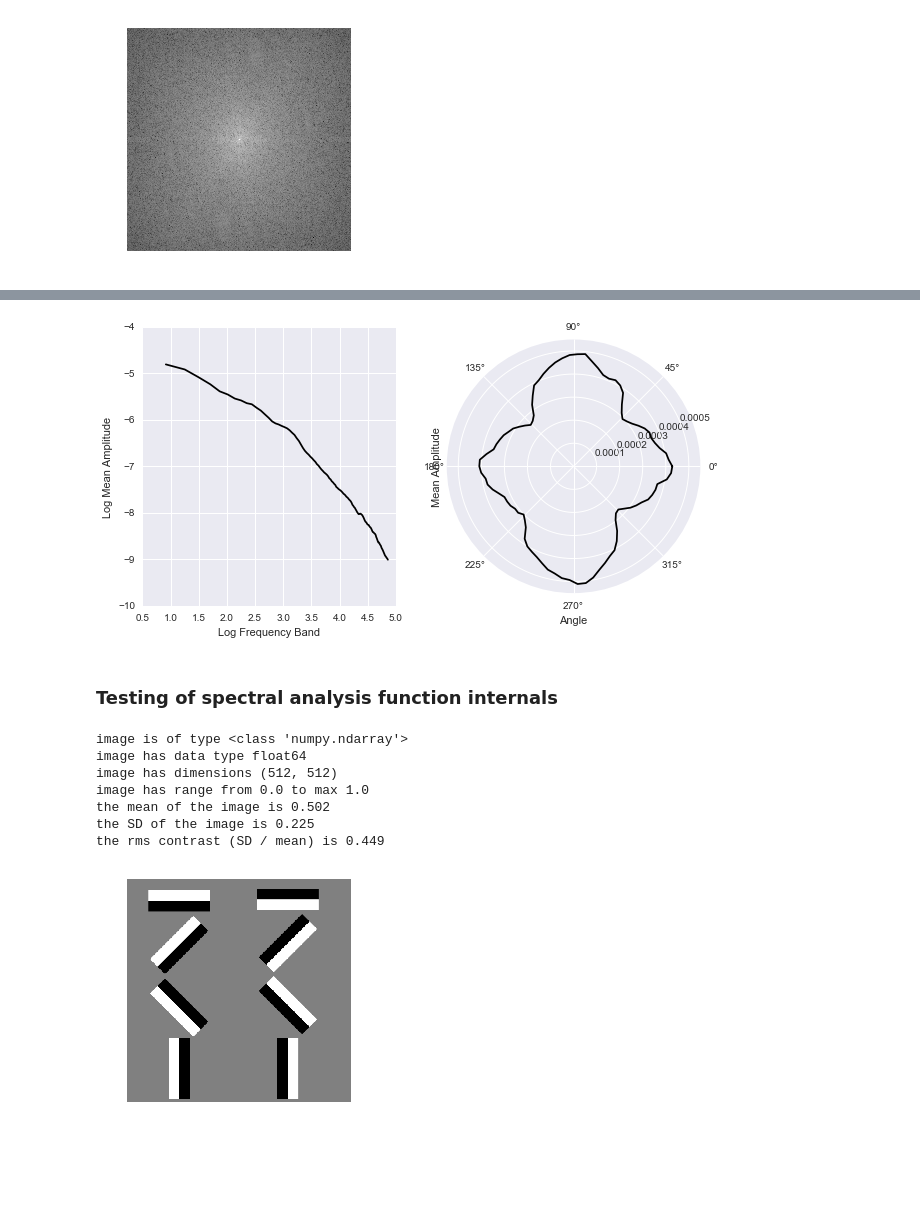
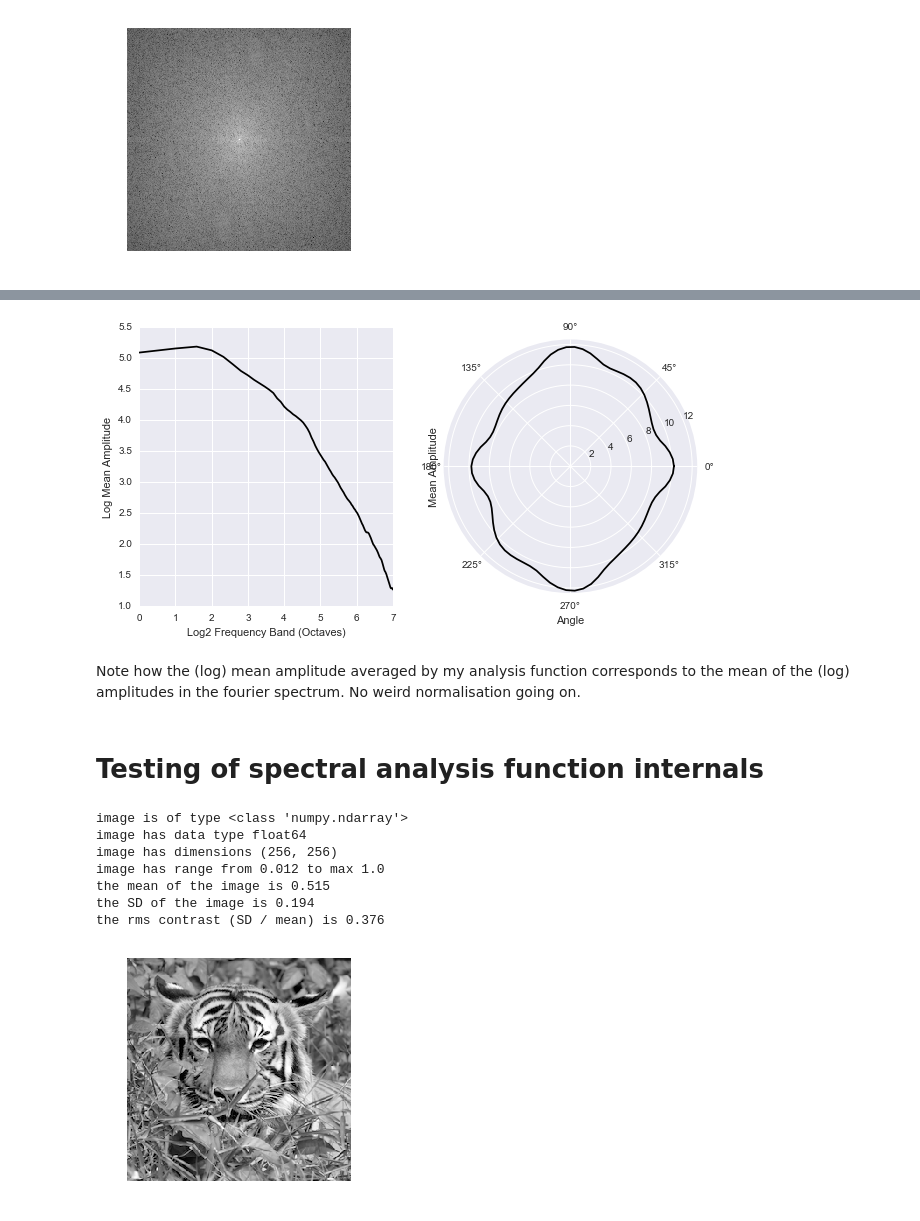
Before and after one commit to tomwallis/PsyUtils, a Jupyter notebook: spectral_analysis_demo.ipynb, the cells around one changed output, grey strips where cells are left out. Drawn from its saved outputs; the diff is of its cells as text; code cells hidden in the pictures; blank space fills up the shorter version.

Commit message:
version 1.3.1 -- updated spectral analysis.

```diff
--- a/spectral_analysis_demo.ipynb
+++ b/spectral_analysis_demo.ipynb
@@ -418,20 +423,22 @@ the rms contrast (SD / mean) is 0.411
 # %%
-d = pu.image.spectral_analysis(im.real)
+d = pu.image.spectral_analysis(im)
 # plot:
 pu.image.spectral_analysis_plot(d)
 # %% [output]
-[figure, old version]
+[figure, new version]
+# %% [markdown]
+Note how the (log) mean amplitude averaged by my analysis function corresponds to the mean of the (log) amplitudes in the fourier spectrum. No weird normalisation going on.
 # %% [markdown]
-### Testing of spectral analysis function internals
+# Testing of spectral analysis function internals
 # %%
-im = pu.im_data.orientation_test()
+im = pu.im_data.tiger_grey()
 show_im(im)
 # %% [output]
 image is of type <class 'numpy.ndarray'>
 image has data type float64
-image has dimensions (512, 512)
-image has range from 0.0 to max 1.0
-the mean of the image is 0.502
-the SD of the image is 0.225
-the rms contrast (SD / mean) is 0.449
+image has dimensions (256, 256)
+image has range from 0.012 to max 1.0
+the mean of the image is 0.515
+the SD of the image is 0.194
+the rms contrast (SD / mean) is 0.376
-[figure, old version]
+[figure, new version]
```
Also changed, not shown: parts of 42 cells of this notebook, 7 other files.
